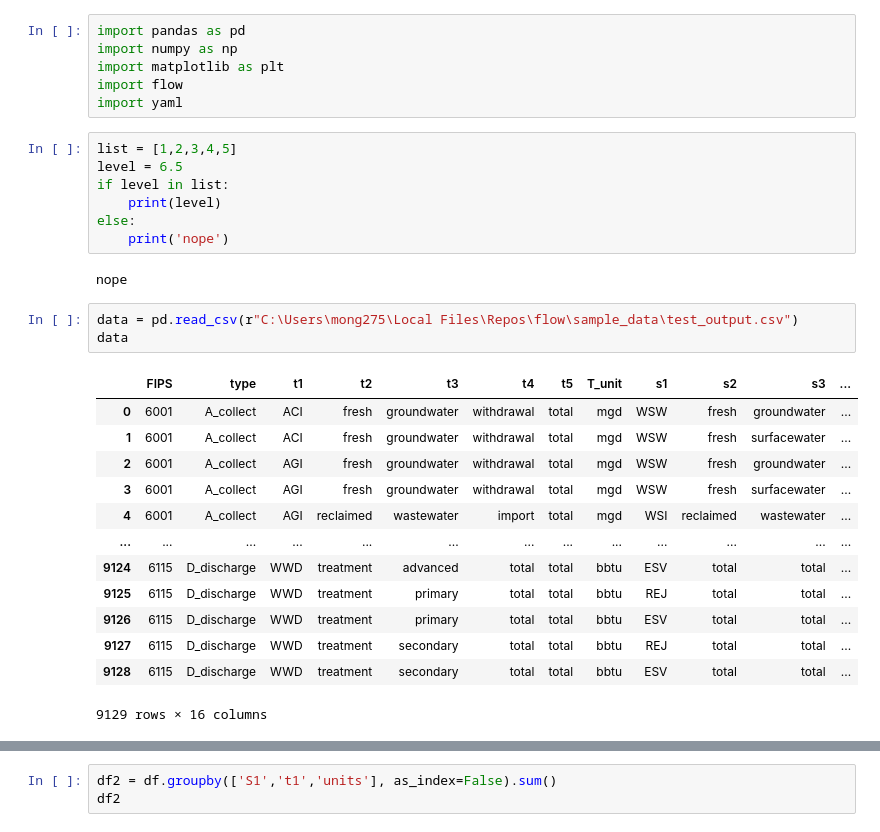
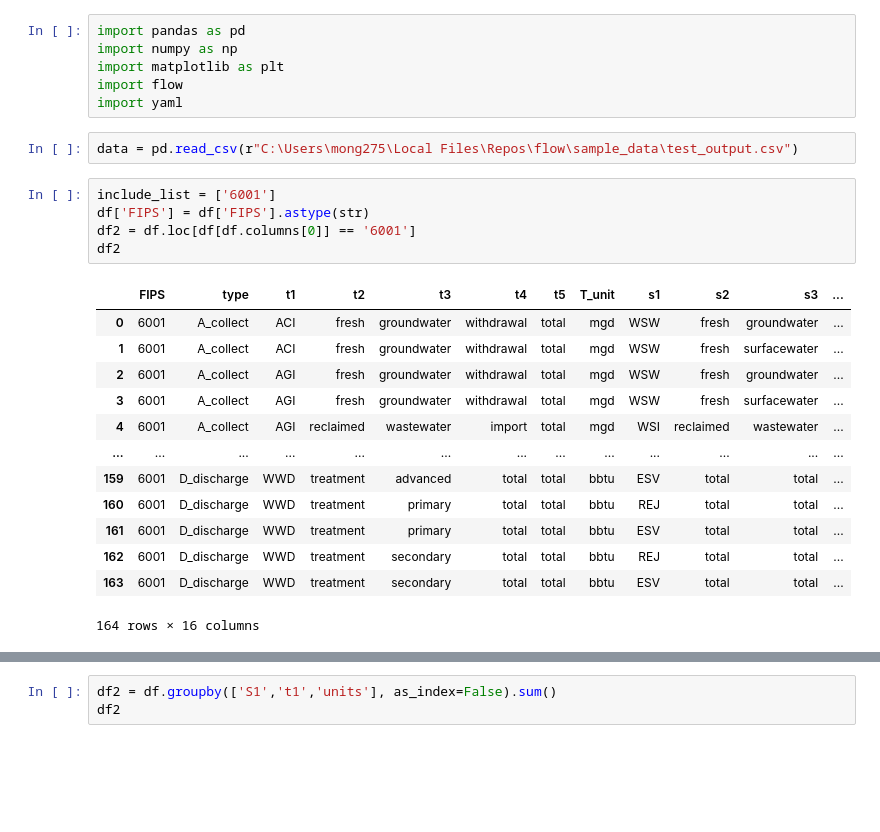
Before and after one commit to pnnl/interflow, a Jupyter notebook: flow_notebook.ipynb, the cells around one changed output, grey strips where cells are left out. Drawn from its saved outputs; the diff is of its cells as text; blank space fills up the shorter version.

```diff
--- a/flow_notebook.ipynb
+++ b/flow_notebook.ipynb
@@ -6,30 +6,25 @@ import numpy as np
 import matplotlib as plt
 import flow
 import yaml
-# %%
-list = [1,2,3,4,5]
-level = 6.5
-if level in list:
-    print(level)
-else:
-    print('nope')
-# %% [output]
-nope
 # %%
 data = pd.read_csv(r"C:\Users\mong275\Local Files\Repos\flow\sample_data\test_output.csv")
-data
-# %% [output]
-|  | FIPS | type | t1 | t2 | t3 | t4 | t5 | T_unit | s1 | s2 | s3 | ... |
-| 0 | 6001 | A_collect | ACI | fresh | groundwater | withdrawal | total | mgd | WSW | fresh | groundwater | ... |
-| 1 | 6001 | A_collect | ACI | fresh | groundwater | withdrawal | total | mgd | WSW | fresh | surfacewater | ... |
-| 2 | 6001 | A_collect | AGI | fresh | groundwater | withdrawal | total | mgd | WSW | fresh | groundwater | ... |
-| 3 | 6001 | A_collect | AGI | fresh | groundwater | withdrawal | total | mgd | WSW | fresh | surfacewater | ... |
-| 4 | 6001 | A_collect | AGI | reclaimed | wastewater | import | total | mgd | WSI | reclaimed | wastewater | ... |
-| ... | ... | ... | ... | ... | ... | ... | ... | ... | ... | ... | ... | ... |
-| 9124 | 6115 | D_discharge | WWD | treatment | advanced | total | total | bbtu | ESV | total | total | ... |
-| 9125 | 6115 | D_discharge | WWD | treatment | primary | total | total | bbtu | REJ | total | total | ... |
-| 9126 | 6115 | D_discharge | WWD | treatment | primary | total | total | bbtu | ESV | total | total | ... |
-| 9127 | 6115 | D_discharge | WWD | treatment | secondary | total | total | bbtu | REJ | total | total | ... |
-| 9128 | 6115 | D_discharge | WWD | treatment | secondary | total | total | bbtu | ESV | total | total | ... |
-9129 rows × 16 columns
+# %%
+include_list = ['6001']
+df['FIPS'] = df['FIPS'].astype(str)
+df2 = df.loc[df[df.columns[0]] == '6001']
+df2
+# %% [output]
+|  | FIPS | type | t1 | t2 | t3 | t4 | t5 | T_unit | s1 | s2 | s3 | ... |
+| 0 | 6001 | A_collect | ACI | fresh | groundwater | withdrawal | total | mgd | WSW | fresh | groundwater | ... |
+| 1 | 6001 | A_collect | ACI | fresh | groundwater | withdrawal | total | mgd | WSW | fresh | surfacewater | ... |
+| 2 | 6001 | A_collect | AGI | fresh | groundwater | withdrawal | total | mgd | WSW | fresh | groundwater | ... |
+| 3 | 6001 | A_collect | AGI | fresh | groundwater | withdrawal | total | mgd | WSW | fresh | surfacewater | ... |
+| 4 | 6001 | A_collect | AGI | reclaimed | wastewater | import | total | mgd | WSI | reclaimed | wastewater | ... |
+| ... | ... | ... | ... | ... | ... | ... | ... | ... | ... | ... | ... | ... |
+| 159 | 6001 | D_discharge | WWD | treatment | advanced | total | total | bbtu | ESV | total | total | ... |
+| 160 | 6001 | D_discharge | WWD | treatment | primary | total | total | bbtu | REJ | total | total | ... |
+| 161 | 6001 | D_discharge | WWD | treatment | primary | total | total | bbtu | ESV | total | total | ... |
+| 162 | 6001 | D_discharge | WWD | treatment | secondary | total | total | bbtu | REJ | total | total | ... |
+| 163 | 6001 | D_discharge | WWD | treatment | secondary | total | total | bbtu | ESV | total | total | ... |
+164 rows × 16 columns
 # %%
```
Also changed, not shown: parts of 4 cells of this notebook, 3 other files.
